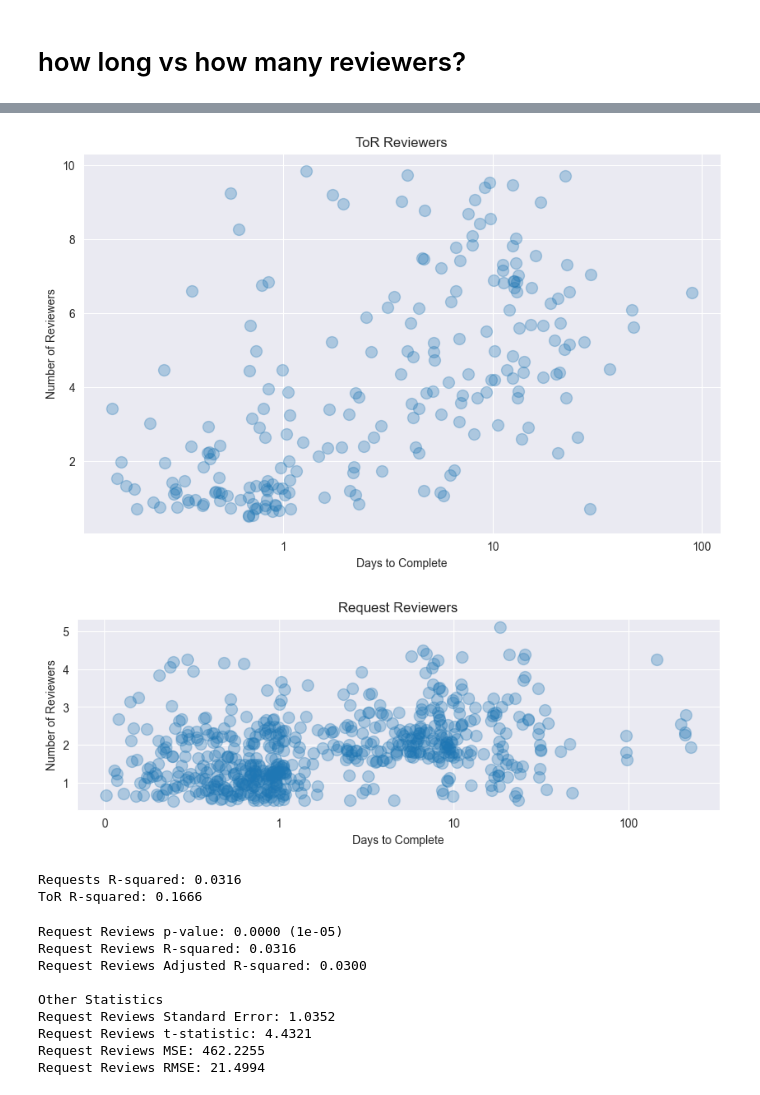
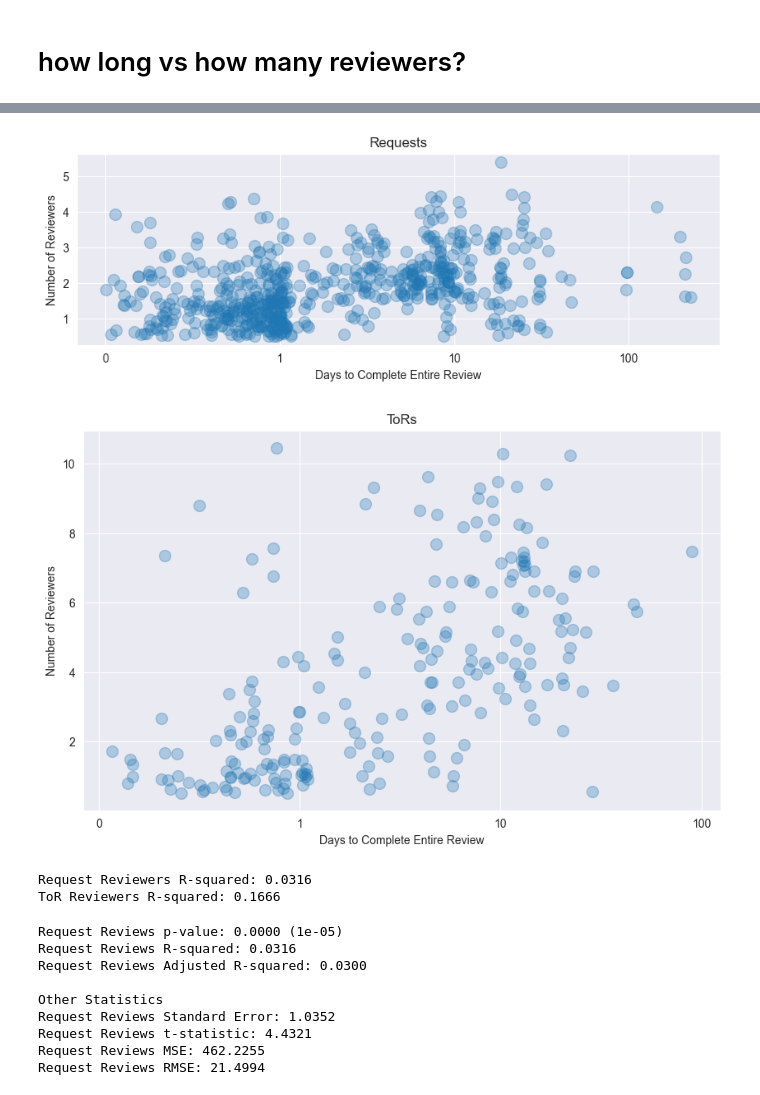
Before and after one commit to KevinCarr42/CSAS-Exploratory-Data-Analysis, a Jupyter notebook: CSAS_reviewers.ipynb, the cells around one changed output, grey strips where cells are left out. Drawn from its saved outputs; the diff is of its cells as text; code cells hidden in the pictures.

```diff
--- a/CSAS_reviewers.ipynb
+++ b/CSAS_reviewers.ipynb
@@ -218,12 +229,12 @@ def plot_reviewers_vs_completion(dataframe, title, figsize=(10,6)):
     plt.scatter(dataframe['days_to_complete'], dataframe['reviewer_count'], alpha=0.3, s=100)
 
     plt.title(title)
-    plt.xlabel('Days to Complete')
+    plt.xlabel('Days to Complete Entire Review')
     plt.ylabel('Number of Reviewers')
     plt.grid(True)
     plt.show()
 
 
-plot_reviewers_vs_completion(reviewers_vs_completion(tor_reviewers, 'tor_id'), 'ToR Reviewers')
-plot_reviewers_vs_completion(reviewers_vs_completion(request_reviewers, 'csas_request_id'), 'Request Reviewers', (10,3))
+plot_reviewers_vs_completion(reviewers_vs_completion(request_reviewers, 'csas_request_id'), 'Requests', (10,3))
+plot_reviewers_vs_completion(reviewers_vs_completion(tor_reviewers, 'tor_id'), 'ToRs')
 # %% [output]
@@ -232,25 +243,25 @@ plot_reviewers_vs_completion(reviewers_vs_completion(request_reviewers, 'csas_re
 # %%
 def plot_reviewers_vs_completion(dataframe, title, figsize=(10,6), wobble=0.5):
     reviewer_wobble = dataframe['reviewer_count'] + np.random.uniform(-wobble, wobble, len(dataframe))
     days_wobble = dataframe['days_to_complete'].clip(lower=wobble+0.1) + np.random.uniform(-wobble, wobble, len(dataframe))
 
     plt.figure(figsize=figsize)
     plt.scatter(days_wobble, reviewer_wobble, alpha=0.3, s=100)
     plt.xscale('log')
     plt.gca().xaxis.set_major_formatter(FuncFormatter(lambda x, _: f'{int(x)}'))
 
     plt.title(title)
-    plt.xlabel('Days to Complete')
+    plt.xlabel('Days to Complete Entire Review')
     plt.ylabel('Number of Reviewers')
     plt.grid(True)
     plt.show()
 
 
-plot_reviewers_vs_completion(reviewers_vs_completion(tor_reviewers, 'tor_id'), 'ToR Reviewers')
-plot_reviewers_vs_completion(reviewers_vs_completion(request_reviewers, 'csas_request_id'), 'Request Reviewers', (10,3))
+plot_reviewers_vs_completion(reviewers_vs_completion(request_reviewers, 'csas_request_id'), 'Requests', (10,3))
+plot_reviewers_vs_completion(reviewers_vs_completion(tor_reviewers, 'tor_id'), 'ToRs')
 # %% [output]
-[figure, old version]
+[figure, new version]
-[figure, old version]
+[figure, new version]
 # %%
 def evaluate_reviewer_number_stats(dataframe, table_name):
     X = dataframe[['reviewer_count']].values.reshape(-1, 1)
@@ -263,11 +274,11 @@ def evaluate_reviewer_number_stats(dataframe, table_name):
     print(f'{table_name} R-squared: {r_squared:.4f}')
 
 
-evaluate_reviewer_number_stats(reviewers_vs_completion(request_reviewers, 'csas_request_id'), 'Requests')
-evaluate_reviewer_number_stats(reviewers_vs_completion(tor_reviewers, 'tor_id'), 'ToR')
+evaluate_reviewer_number_stats(reviewers_vs_completion(request_reviewers, 'csas_request_id'), 'Request Reviewers')
+evaluate_reviewer_number_stats(reviewers_vs_completion(tor_reviewers, 'tor_id'), 'ToR Reviewers')
 # %% [output]
-Requests R-squared: 0.0316
-ToR R-squared: 0.1666
+Request Reviewers R-squared: 0.0316
+ToR Reviewers R-squared: 0.1666
 # %%
 def evaluate_reviewer_number_stats(dataframe, table_name):
     X = dataframe[['reviewer_count']].values.reshape(-1, 1)
```
Also changed, not shown: parts of 12 cells of this notebook.
